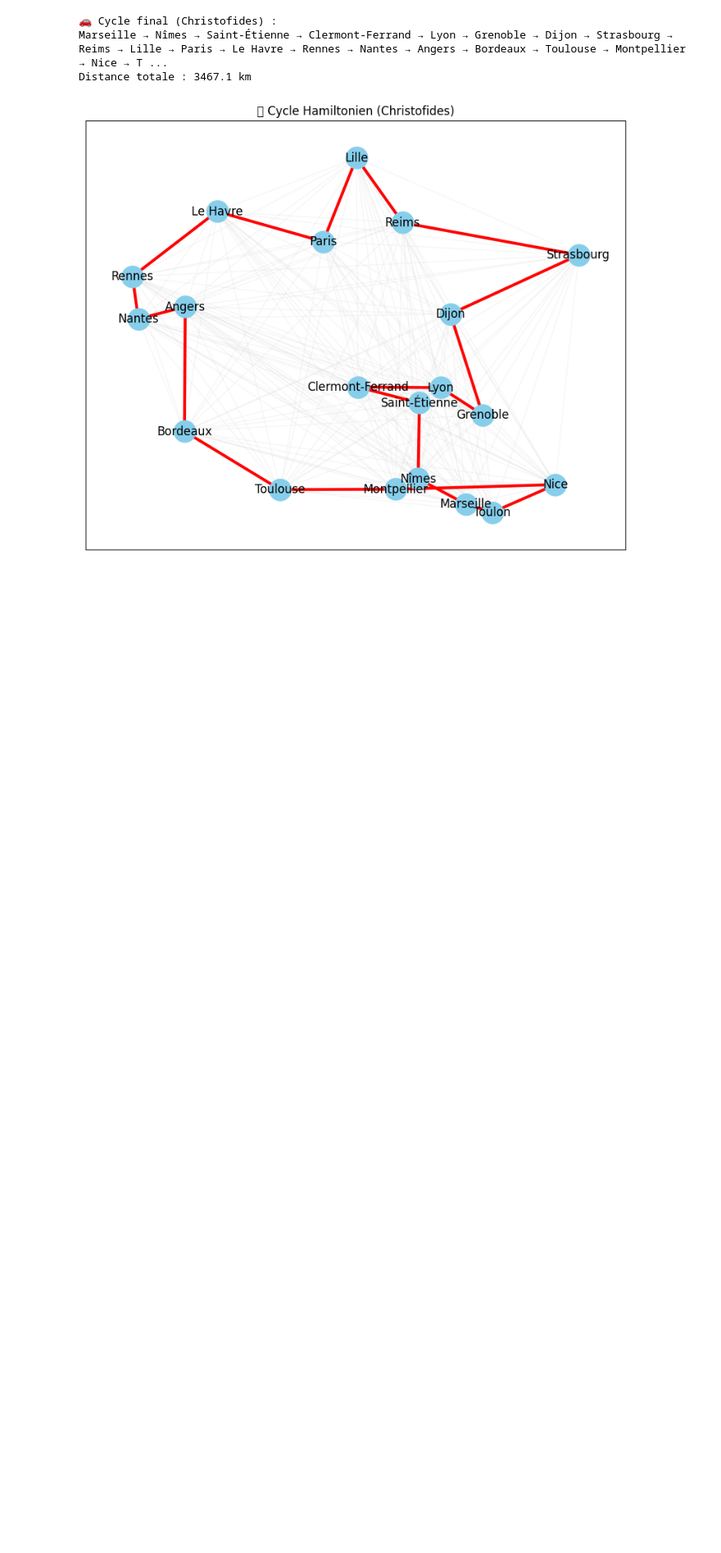
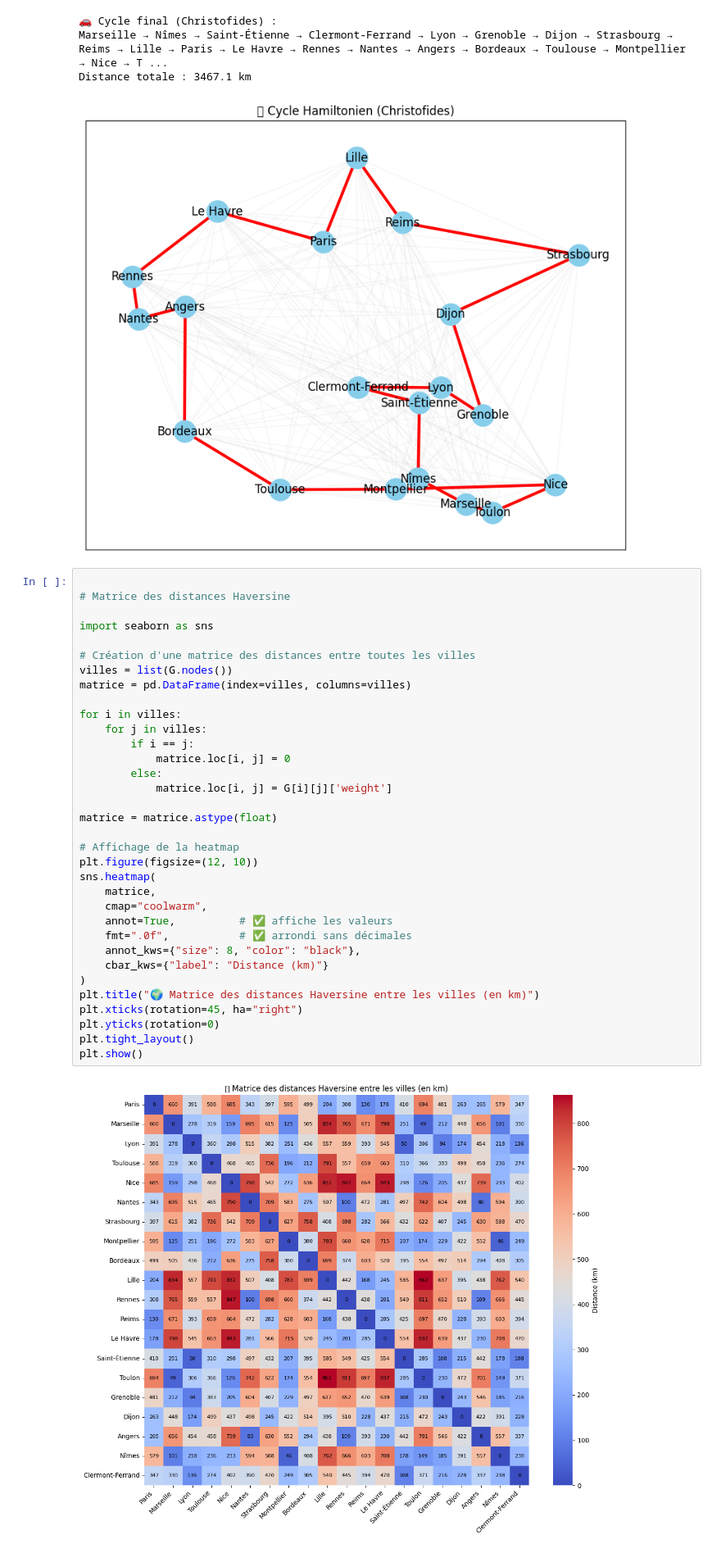
Before and after one commit to NovaStarmax/travelling-merchant, a Jupyter notebook: exploratory.ipynb, the cells around one changed output. Shown at 82% size. Saved outputs shown, nothing was run; the diff lists cells and outputs as text; blank space fills up the shorter version.

Commit message:
Ajout matrice

```diff
--- a/exploratory.ipynb
+++ b/exploratory.ipynb
@@ -150,3 +129,39 @@ plt.show()
 Marseille → Nîmes → Saint-Étienne → Clermont-Ferrand → Lyon → Grenoble → Dijon → Strasbourg → Reims → Lille → Paris → Le Havre → Rennes → Nantes → Angers → Bordeaux → Toulouse → Montpellier → Nice → T ...
 Distance totale : 3467.1 km
 [figure]
+# %%
+
+# Matrice des distances Haversine
+
+import seaborn as sns
+
+# Création d'une matrice des distances entre toutes les villes
+villes = list(G.nodes())
+matrice = pd.DataFrame(index=villes, columns=villes)
+
+for i in villes:
+    for j in villes:
+        if i == j:
+            matrice.loc[i, j] = 0
+        else:
+            matrice.loc[i, j] = G[i][j]['weight']
+
+matrice = matrice.astype(float)
+
+# Affichage de la heatmap
+plt.figure(figsize=(12, 10))
+sns.heatmap(
+    matrice,
+    cmap="coolwarm",
+    annot=True,          # ✅ affiche les valeurs
+    fmt=".0f",           # ✅ arrondi sans décimales
+    annot_kws={"size": 8, "color": "black"},
+    cbar_kws={"label": "Distance (km)"}
+)
+plt.title("🌍 Matrice des distances Haversine entre les villes (en km)")
+plt.xticks(rotation=45, ha="right")
+plt.yticks(rotation=0)
+plt.tight_layout()
+plt.show()
+# %% [output]
+[figure, added]
```
Also changed, not shown: parts of 1 cell of this notebook.
